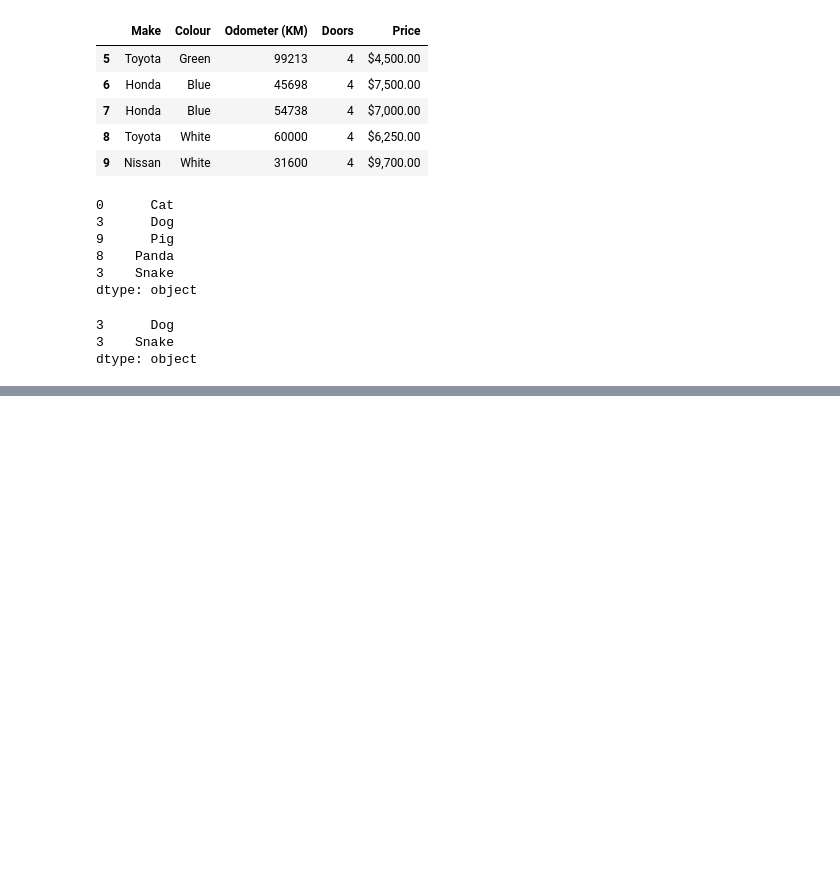
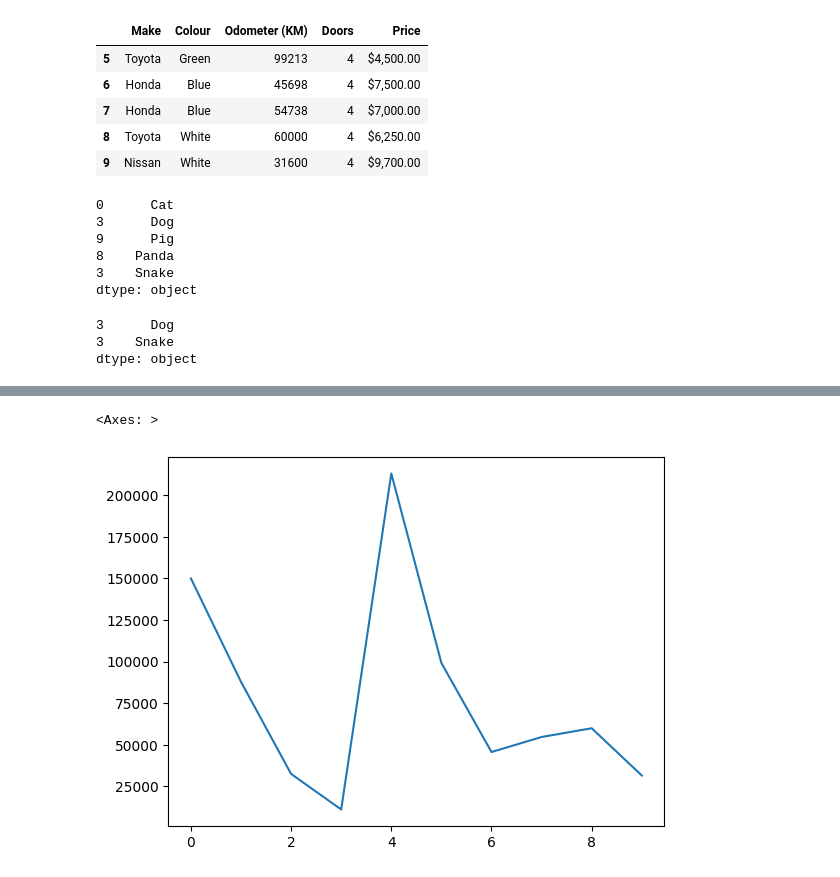
Before and after one commit to sup-neupane/LearningPython, a Jupyter notebook: ZDataScienceML/Day45/pandas.ipynb, the cells around one changed output, grey strips where cells are left out. Saved outputs shown, nothing was run; the diff lists cells and outputs as text; code cells hidden in the pictures; blank space fills up the shorter version.

```diff
--- a/ZDataScienceML/Day45/pandas.ipynb
+++ b/ZDataScienceML/Day45/pandas.ipynb
@@ -178,0 +260,5 @@ dtype: object
+# %%
+df["Odometer (KM)"].plot()
+# %% [output]
+<Axes: >
+[figure, added]
```
Also changed, not shown: parts of 31 cells of this notebook.
